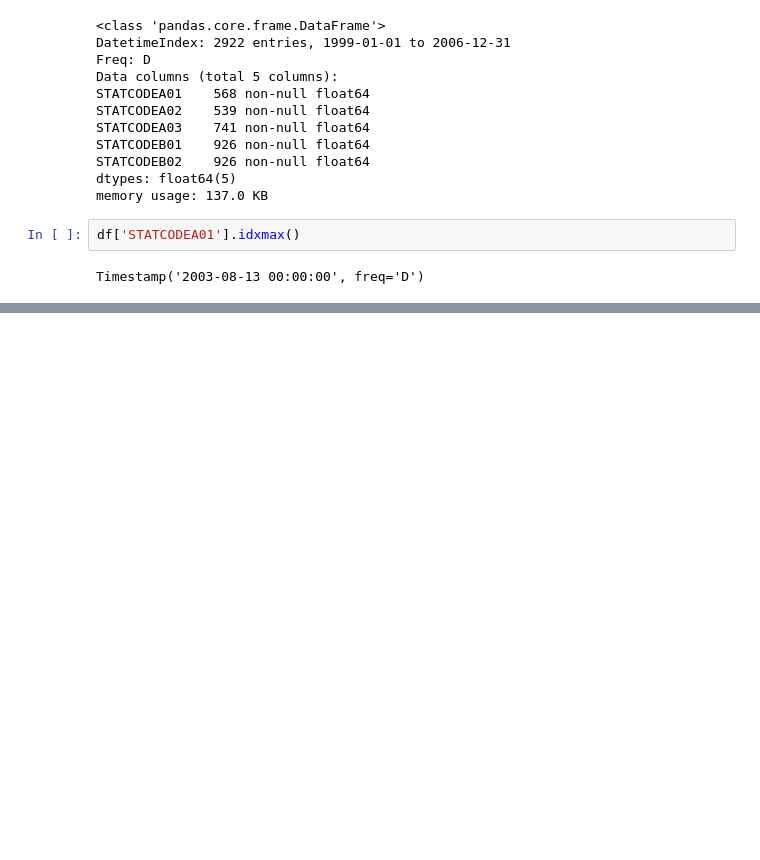
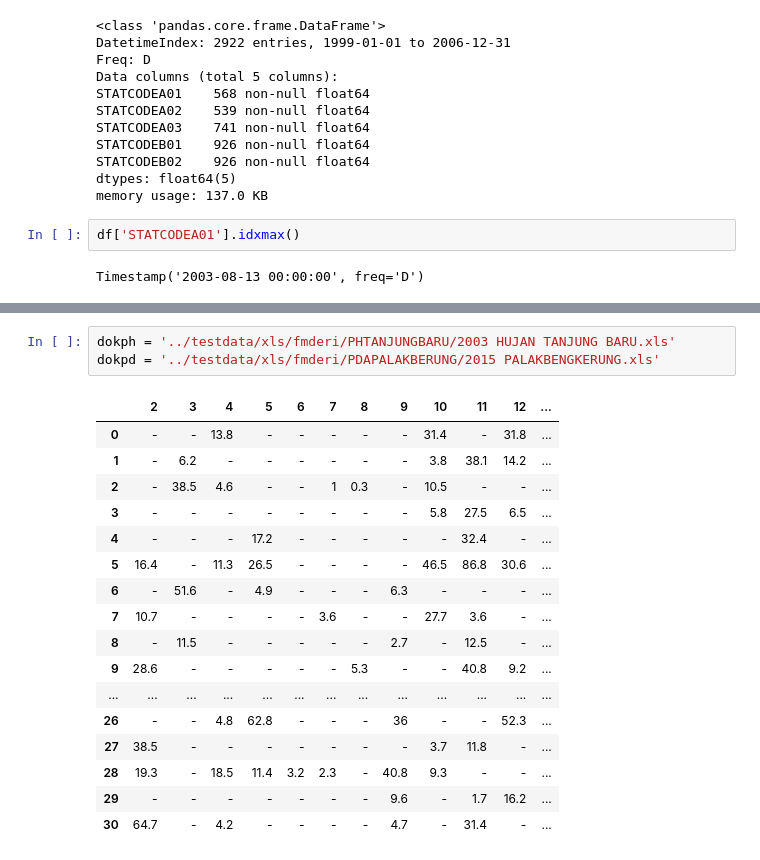
Before and after one commit to hidrokit/hidrokit, a Jupyter notebook: src/Playground.ipynb, the cells around one changed output, grey strips where cells are left out. Drawn from its saved outputs; the diff is of its cells as text; blank space fills up the shorter version.

```diff
--- a/src/Playground.ipynb
+++ b/src/Playground.ipynb
@@ -144,0 +209,21 @@ Timestamp('2003-08-13 00:00:00', freq='D')
+# %%
+dokph = '../testdata/xls/fmderi/PHTANJUNGBARU/2003 HUJAN TANJUNG BARU.xls'
+dokpd = '../testdata/xls/fmderi/PDAPALAKBERUNG/2015 PALAKBENGKERUNG.xls'
+# %% [output]
+|  | 2 | 3 | 4 | 5 | 6 | 7 | 8 | 9 | 10 | 11 | 12 | ... |
+| 0 | - | - | 13.8 | - | - | - | - | - | 31.4 | - | 31.8 | ... |
+| 1 | - | 6.2 | - | - | - | - | - | - | 3.8 | 38.1 | 14.2 | ... |
+| 2 | - | 38.5 | 4.6 | - | - | 1 | 0.3 | - | 10.5 | - | - | ... |
+| 3 | - | - | - | - | - | - | - | - | 5.8 | 27.5 | 6.5 | ... |
+| 4 | - | - | - | 17.2 | - | - | - | - | - | 32.4 | - | ... |
+| 5 | 16.4 | - | 11.3 | 26.5 | - | - | - | - | 46.5 | 86.8 | 30.6 | ... |
+| 6 | - | 51.6 | - | 4.9 | - | - | - | 6.3 | - | - | - | ... |
+| 7 | 10.7 | - | - | - | - | 3.6 | - | - | 27.7 | 3.6 | - | ... |
+| 8 | - | 11.5 | - | - | - | - | - | 2.7 | - | 12.5 | - | ... |
+| 9 | 28.6 | - | - | - | - | - | 5.3 | - | - | 40.8 | 9.2 | ... |
+| ... | ... | ... | ... | ... | ... | ... | ... | ... | ... | ... | ... | ... |
+| 26 | - | - | 4.8 | 62.8 | - | - | - | 36 | - | - | 52.3 | ... |
+| 27 | 38.5 | - | - | - | - | - | - | - | 3.7 | 11.8 | - | ... |
+| 28 | 19.3 | - | 18.5 | 11.4 | 3.2 | 2.3 | - | 40.8 | 9.3 | - | - | ... |
+| 29 | - | - | - | - | - | - | - | 9.6 | - | 1.7 | 16.2 | ... |
+| 30 | 64.7 | - | 4.2 | - | - | - | - | 4.7 | - | 31.4 | - | ... |
```
Also changed, not shown: parts of 15 cells of this notebook, 5 other files.
